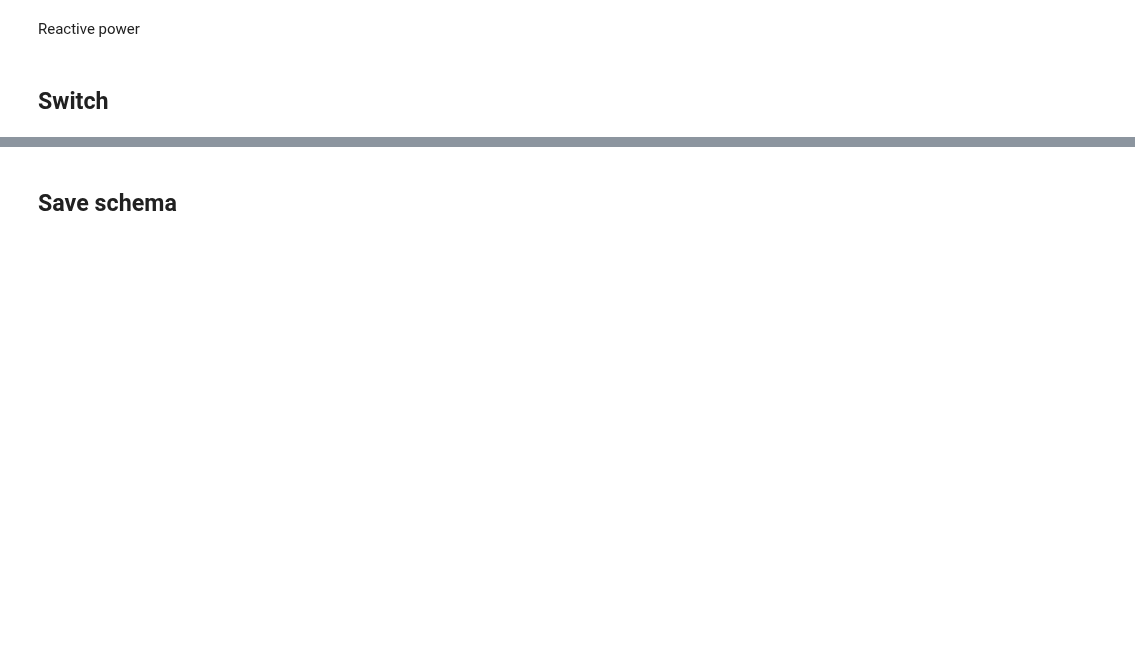
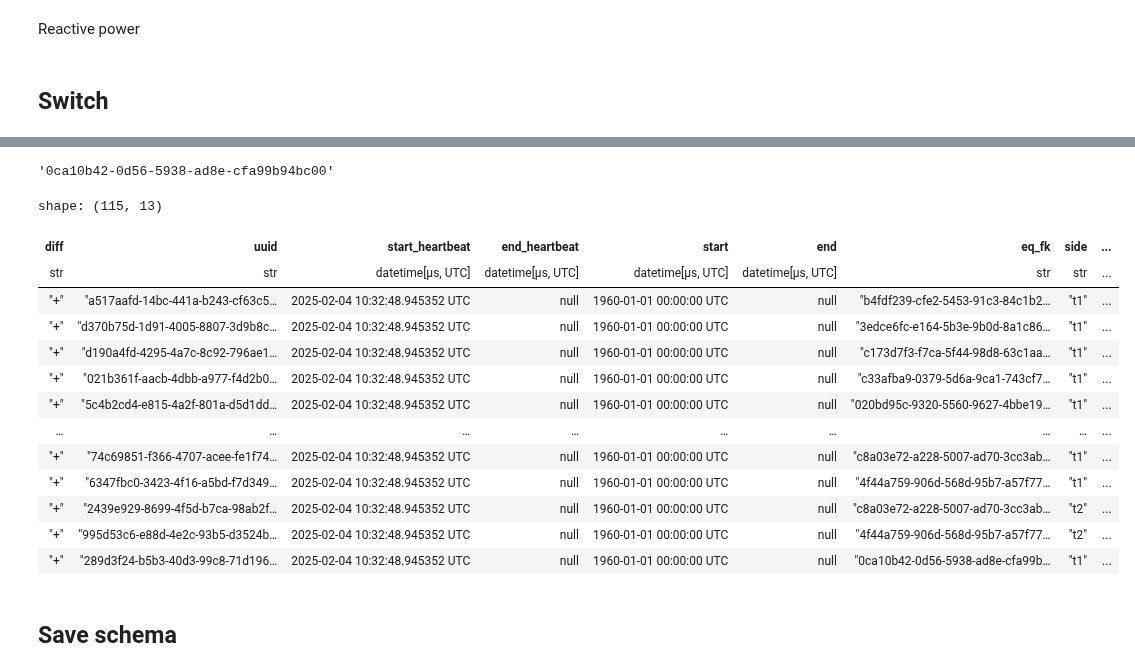
Before and after one commit to heig-vd-ie/distflow-state-estimation, a Jupyter notebook: script/recursive_fuction.ipynb, the cells around one changed output, grey strips where cells are left out. Saved outputs shown, nothing was run; the diff lists cells and outputs as text; code cells hidden in the pictures; blank space fills up the shorter version.

```diff
--- a/script/recursive_fuction.ipynb
+++ b/script/recursive_fuction.ipynb
@@ -374,3 +419,24 @@ changes_schema = generate_connectivity_table(
+# %%
+changes_schema.resource["uuid"][84]
+# %% [output]
+'0ca10b42-0d56-5938-ad8e-cfa99b94bc00'
+# %%
+changes_schema.connectivity
+# %% [output]
+shape: (115, 13)
+| diff | uuid | start_heartbeat | end_heartbeat | start | end | eq_fk | side | ... |
+| str | str | datetime[μs, UTC] | datetime[μs, UTC] | datetime[μs, UTC] | datetime[μs, UTC] | str | str | ... |
+| "+" | "a517aafd-14bc-441a-b243-cf63c5… | 2025-02-04 10:32:48.945352 UTC | null | 1960-01-01 00:00:00 UTC | null | "b4fdf239-cfe2-5453-91c3-84c1b2… | "t1" | ... |
+| "+" | "d370b75d-1d91-4005-8807-3d9b8c… | 2025-02-04 10:32:48.945352 UTC | null | 1960-01-01 00:00:00 UTC | null | "3edce6fc-e164-5b3e-9b0d-8a1c86… | "t1" | ... |
+| "+" | "d190a4fd-4295-4a7c-8c92-796ae1… | 2025-02-04 10:32:48.945352 UTC | null | 1960-01-01 00:00:00 UTC | null | "c173d7f3-f7ca-5f44-98d8-63c1aa… | "t1" | ... |
+| "+" | "021b361f-aacb-4dbb-a977-f4d2b0… | 2025-02-04 10:32:48.945352 UTC | null | 1960-01-01 00:00:00 UTC | null | "c33afba9-0379-5d6a-9ca1-743cf7… | "t1" | ... |
+| "+" | "5c4b2cd4-e815-4a2f-801a-d5d1dd… | 2025-02-04 10:32:48.945352 UTC | null | 1960-01-01 00:00:00 UTC | null | "020bd95c-9320-5560-9627-4bbe19… | "t1" | ... |
+| … | … | … | … | … | … | … | … | ... |
+| "+" | "74c69851-f366-4707-acee-fe1f74… | 2025-02-04 10:32:48.945352 UTC | null | 1960-01-01 00:00:00 UTC | null | "c8a03e72-a228-5007-ad70-3cc3ab… | "t1" | ... |
+| "+" | "6347fbc0-3423-4f16-a5bd-f7d349… | 2025-02-04 10:32:48.945352 UTC | null | 1960-01-01 00:00:00 UTC | null | "4f44a759-906d-568d-95b7-a57f77… | "t1" | ... |
+| "+" | "2439e929-8699-4f5d-b7ca-98ab2f… | 2025-02-04 10:32:48.945352 UTC | null | 1960-01-01 00:00:00 UTC | null | "c8a03e72-a228-5007-ad70-3cc3ab… | "t2" | ... |
+| "+" | "995d53c6-e88d-4e2c-93b5-d3524b… | 2025-02-04 10:32:48.945352 UTC | null | 1960-01-01 00:00:00 UTC | null | "4f44a759-906d-568d-95b7-a57f77… | "t2" | ... |
+| "+" | "289d3f24-b5b3-40d3-99c8-71d196… | 2025-02-04 10:32:48.945352 UTC | null | 1960-01-01 00:00:00 UTC | null | "0ca10b42-0d56-5938-ad8e-cfa99b… | "t1" | ... |
 # %% [markdown]
 ## Save schema
 # %%
```
Also changed, not shown: parts of 11 cells of this notebook.
